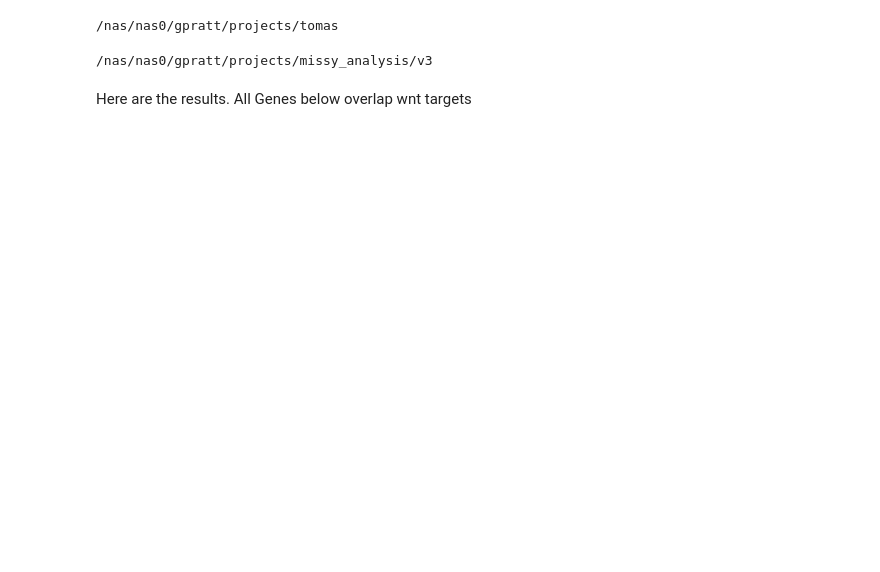
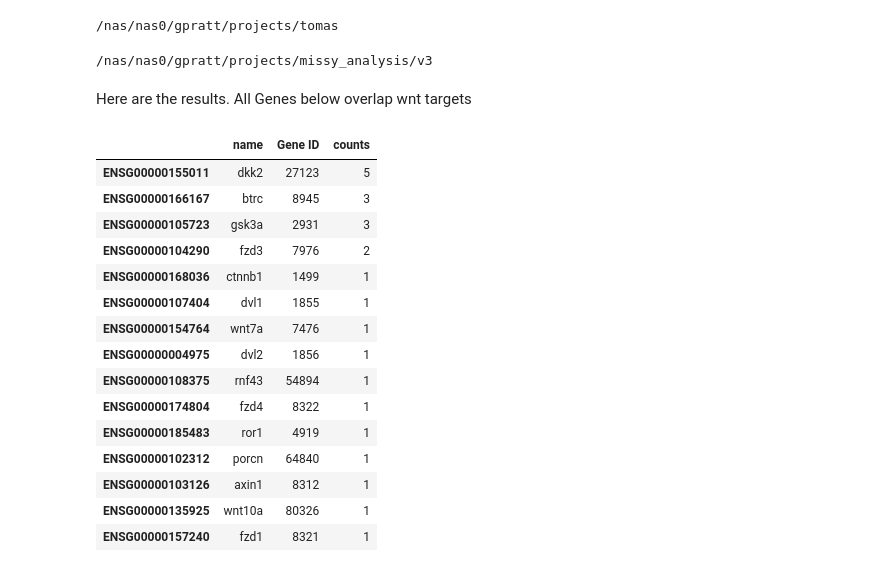
Before and after one commit to gpratt/iPython_Notebook, a Jupyter notebook: tomas_analysis.ipynb, the cells around one changed output. Drawn from its saved outputs; the diff is of its cells as text; code cells hidden in the pictures; blank space fills up the shorter version.

```diff
--- a/tomas_analysis.ipynb
+++ b/tomas_analysis.ipynb
@@ -21,2 +26,23 @@ foo = {name : genes.ix[genes_in_bed].dropna() for name, genes_in_bed in genes_in
 # %% [markdown]
 Here are the results. All Genes below overlap wnt targets
+# %%
+x = gene_counts[name]
+# %%
+x.sort(columns=["counts"], ascending=False)
+# %% [output]
+|  | name | Gene ID | counts |
+| ENSG00000155011 | dkk2 | 27123 | 5 |
+| ENSG00000166167 | btrc | 8945 | 3 |
+| ENSG00000105723 | gsk3a | 2931 | 3 |
+| ENSG00000104290 | fzd3 | 7976 | 2 |
+| ENSG00000168036 | ctnnb1 | 1499 | 1 |
+| ENSG00000107404 | dvl1 | 1855 | 1 |
+| ENSG00000154764 | wnt7a | 7476 | 1 |
+| ENSG00000004975 | dvl2 | 1856 | 1 |
+| ENSG00000108375 | rnf43 | 54894 | 1 |
+| ENSG00000174804 | fzd4 | 8322 | 1 |
+| ENSG00000185483 | ror1 | 4919 | 1 |
+| ENSG00000102312 | porcn | 64840 | 1 |
+| ENSG00000103126 | axin1 | 8312 | 1 |
+| ENSG00000135925 | wnt10a | 80326 | 1 |
+| ENSG00000157240 | fzd1 | 8321 | 1 |
```
Also changed, not shown: parts of 10 cells of this notebook.
